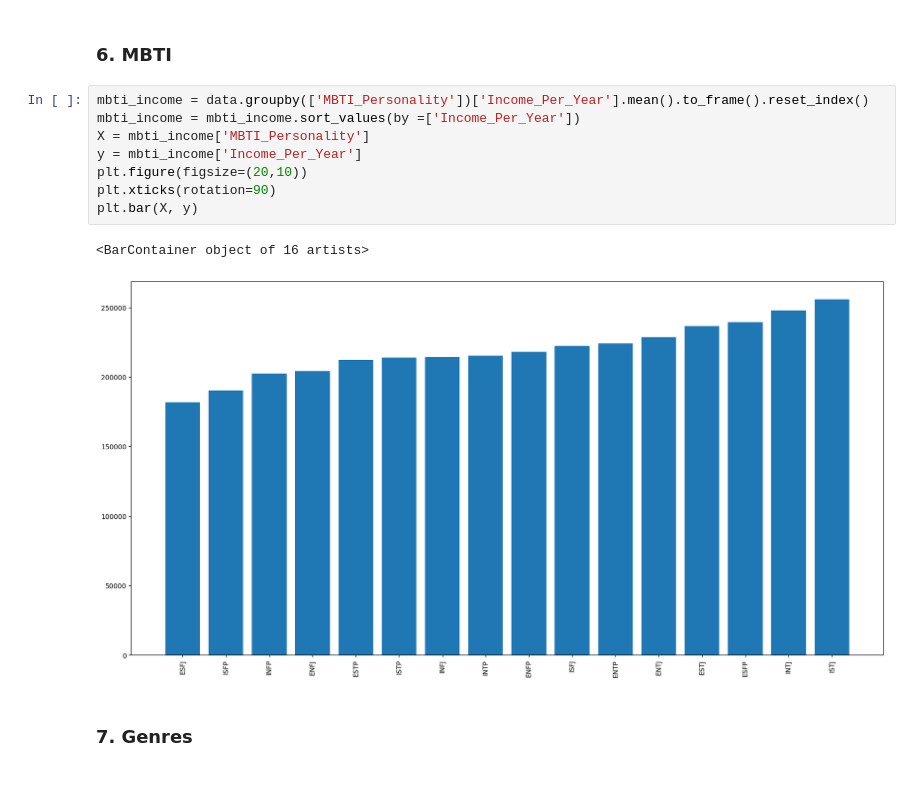
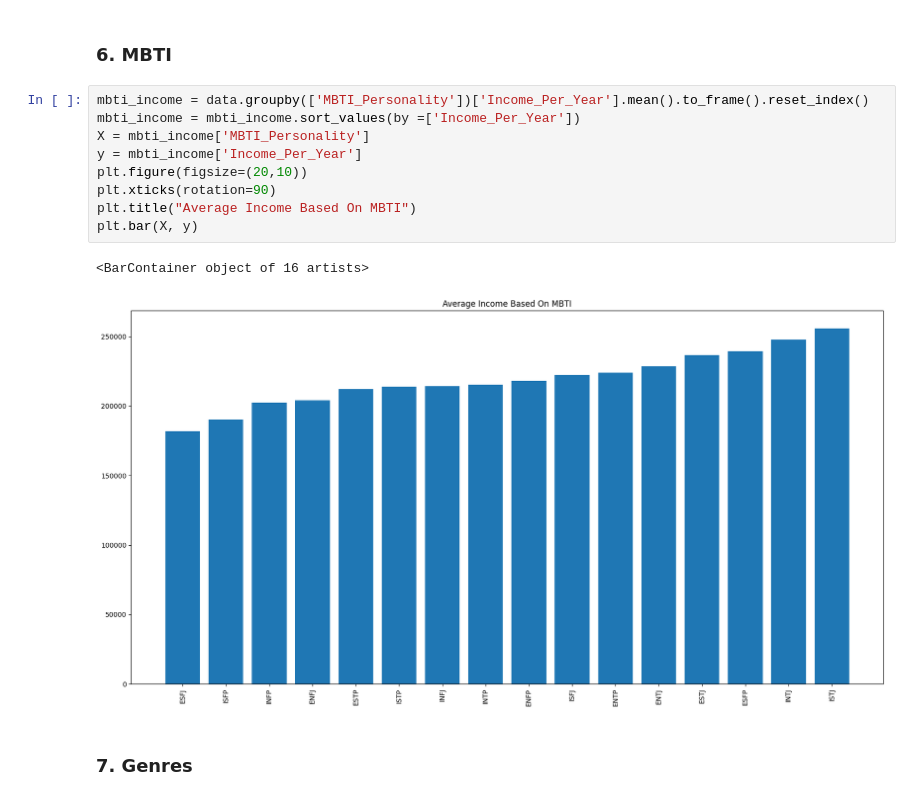
Before and after one commit to soph-colo/data3000-adv-ds, a Jupyter notebook: chatgpt-influencer/notebooks/data_analysis.ipynb, the cells around one changed output. Cells and saved outputs as stored; diff of their text form.

```diff
--- a/chatgpt-influencer/notebooks/data_analysis.ipynb
+++ b/chatgpt-influencer/notebooks/data_analysis.ipynb
@@ -114,14 +120,15 @@ plt.bar(X, y)
 # %%
 mbti_income = data.groupby(['MBTI_Personality'])['Income_Per_Year'].mean().to_frame().reset_index()
 mbti_income = mbti_income.sort_values(by =['Income_Per_Year'])
 X = mbti_income['MBTI_Personality']
 y = mbti_income['Income_Per_Year']
 plt.figure(figsize=(20,10))
 plt.xticks(rotation=90)
+plt.title("Average Income Based On MBTI")
 plt.bar(X, y)
 # %% [output]
 <BarContainer object of 16 artists>
-[figure, old version]
+[figure, new version]
 # %% [markdown]
 ### 7. Genres
 # %%
```
Also changed, not shown: parts of 10 cells of this notebook, 8 other files.
